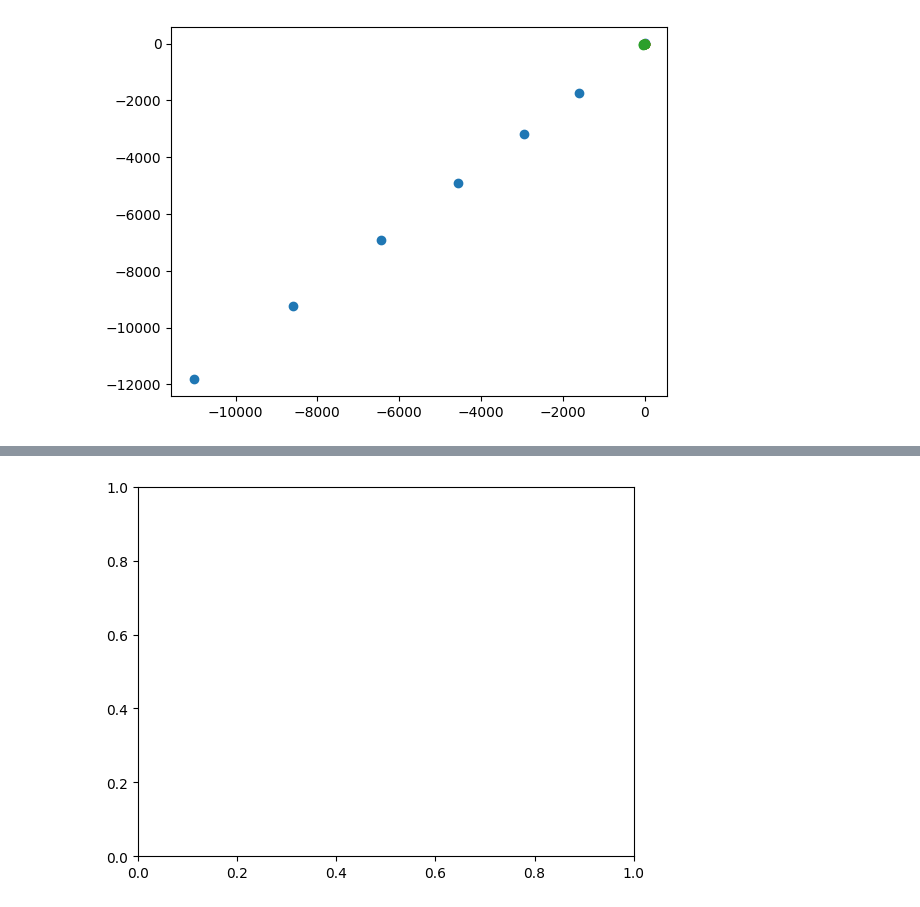
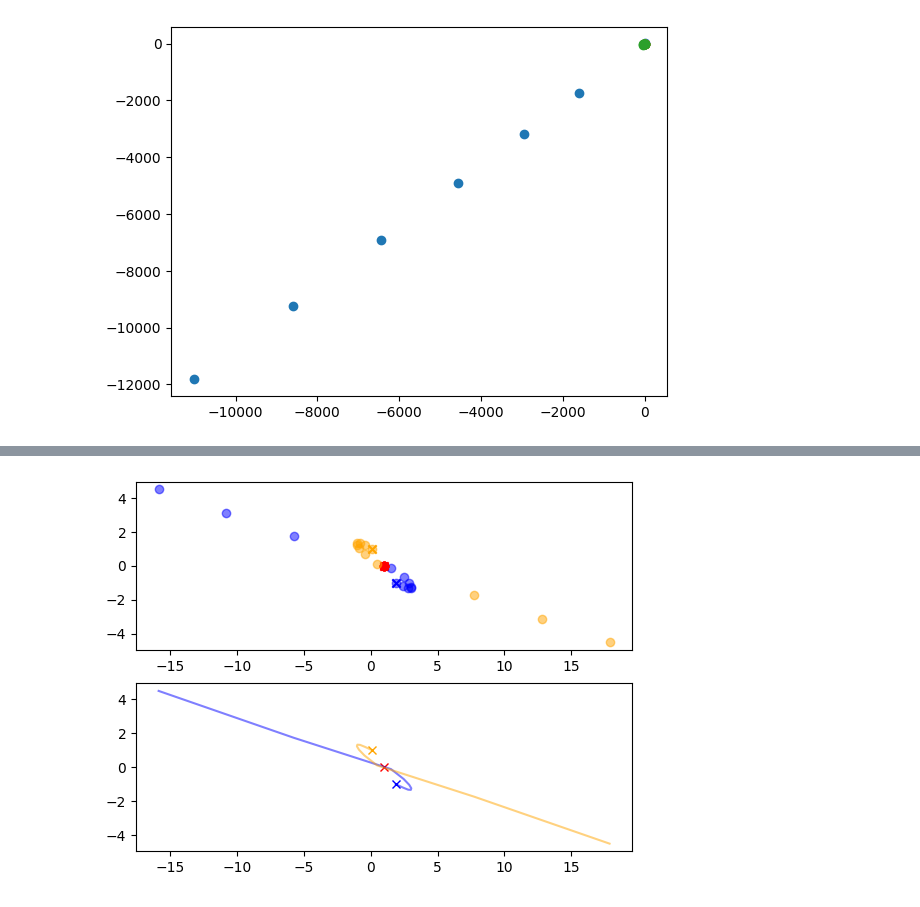
Before and after one commit to wastjohn/ThreeBodyProblemVis, a Jupyter notebook: ThreeBodyVis.ipynb, the cells around one changed output, grey strips where cells are left out. Saved outputs shown, nothing was run; the diff lists cells and outputs as text; code cells hidden in the pictures.

Commit message:
plotting feature

```diff
--- a/ThreeBodyVis.ipynb
+++ b/ThreeBodyVis.ipynb
@@ -155,22 +155,25 @@ def velocity(v0x, v0y, ax, ay, t):
 def position(x0, y0, v0x, v0y, ax, ay, t):
     return (x0 + v0x * t + 1/2 * ax * t**2, y0 + v0y * t + 1/2 * ay * t**2)
 
-df = pd.DataFrame(columns=['x1', 'y1', 'vx1', 'vy1', 'ax1', 'ay1', 'x2', 'y2', 'vx2', 'vy2', 'ax2', 'ay2', 'x3', 'y3', 'vx3', 'vy3', 'ax3', 'ay3'])
+df = pd.DataFrame(columns=['time', 'x1', 'y1', 'vx1', 'vy1', 'ax1', 'ay1', 'x2', 'y2', 'vx2', 'vy2', 'ax2', 'ay2', 'x3', 'y3', 'vx3', 'vy3', 'ax3', 'ay3'])
 
+
+# Initial conditions
 x1 = 0
 y1 = 0
 vx1 = 0
-vy1 = 0
-x2 = 2
+vy1 = -1
+x2 = 1
 y2 = 0
 vx2 = 0
 vy2 = 0
-x3 = 1
-y3 = -1
+x3 = 2
+y3 = 0
 vx3 = 0
-vy3 = 0
+vy3 = 1
 
-for i in range(0,100):
+for i in range(0,11):
+    t = i
     ax1, ay1 = acceleration(x1, y1, x2, y2, x3, y3)
     ax2, ay2 = acceleration(x2, y2, x1, y1, x3, y3)
     ax3, ay3 = acceleration(x3, y3, x1, y1, x2, y2)
@@ -180,29 +183,25 @@ for i in range(0,100):
     x1, y1 = position(x1, y1, vx1, vy1, ax1, ay1, 1)
     x2, y2 = position(x2, y2, vx2, vy2, ax2, ay2, 1)
     x3, y3 = position(x3, y3, vx3, vy3, ax3, ay3, 1)
-    data = [x1, y1, vx1, vy1, ax1, ay1, x2, y2, vx2, vy2, ax2, ay2, x3, y3, vx3, vy3, ax3, ay3]
-    df2 = pd.DataFrame([data], columns=['x1', 'y1', 'vx1', 'vy1', 'ax1', 'ay1', 'x2', 'y2', 'vx2', 'vy2', 'ax2', 'ay2', 'x3', 'y3', 'vx3', 'vy3', 'ax3', 'ay3'])
+    data = [t, x1, y1, vx1, vy1, ax1, ay1, x2, y2, vx2, vy2, ax2, ay2, x3, y3, vx3, vy3, ax3, ay3]
+    df2 = pd.DataFrame([data], columns=['time', 'x1', 'y1', 'vx1', 'vy1', 'ax1', 'ay1', 'x2', 'y2', 'vx2', 'vy2', 'ax2', 'ay2', 'x3', 'y3', 'vx3', 'vy3', 'ax3', 'ay3'])
     df = df.append(df2, ignore_index=True)
 
-# plt.scatter(0, 0, label='Earth')
-# plt.scatter(2, 0, label='Mars')
-# plt.scatter(1, -1, label='Venus')
-# plt.scatter(df['x1'], df['y1'], label='Earth')
-# plt.scatter(df['x2'], df['y2'], label='Mars')
-# plt.scatter(df['x3'], df['y3'], label='Venus')
-# df
+plt.figure(1)
+plt.subplot(211)
+plt.scatter(df['x1'][0], df['y1'][0], c='blue', marker='x', label='Earth')
+plt.scatter(df['x2'][0], df['y2'][0], c='red', marker='x',label='Mars')
+plt.scatter(df['x3'][0], df['y3'][0], c='orange', marker='x', label='Venus')
+plt.scatter(df['x1'], df['y1'], c='blue', alpha=0.5, label='Earth')
+plt.scatter(df['x2'], df['y2'], c='red', alpha=0.5, label='Mars')
+plt.scatter(df['x3'], df['y3'], c='orange', alpha=0.5, label='Venus')
+plt.subplot(212)
+plt.plot(df['x1'][0], df['y1'][0], c='blue', marker='x', label='Earth')
+plt.plot(df['x2'][0], df['y2'][0], c='red', marker='x',label='Mars')
+plt.plot(df['x3'][0], df['y3'][0], c='orange', marker='x', label='Venus')
+plt.plot(df['x1'], df['y1'], c='blue', alpha=0.5, label='Earth')
+plt.plot(df['x2'], df['y2'], c='red', alpha=0.5, label='Mars')
+plt.plot(df['x3'], df['y3'], c='orange', alpha=0.5, label='Venus')
 
-fig, ax = plt.subplots()
-
-def update(frame):
-    ax.clear()
-    ax.scatter(df['x1'][frame], df['y1'][frame], label='Earth')
-    ax.scatter(df['x2'][frame], df['y2'][frame], label='Mars')
-    ax.scatter(df['x3'][frame], df['y3'][frame], label='Venus')
-    ax.legend()
-    ax.set_xlim(-200, 300)
-    ax.set_ylim(-200, 200)
-
-ani = animation.FuncAnimation(fig, update, frames=len(df), interval=200, repeat=False)
-plt.show()
+df
 # %% [output]
@@ -209 +220 @@ plt.show()
-[figure, old version]
+[figure, new version]
```
Also changed, not shown: parts of 2 cells of this notebook.
